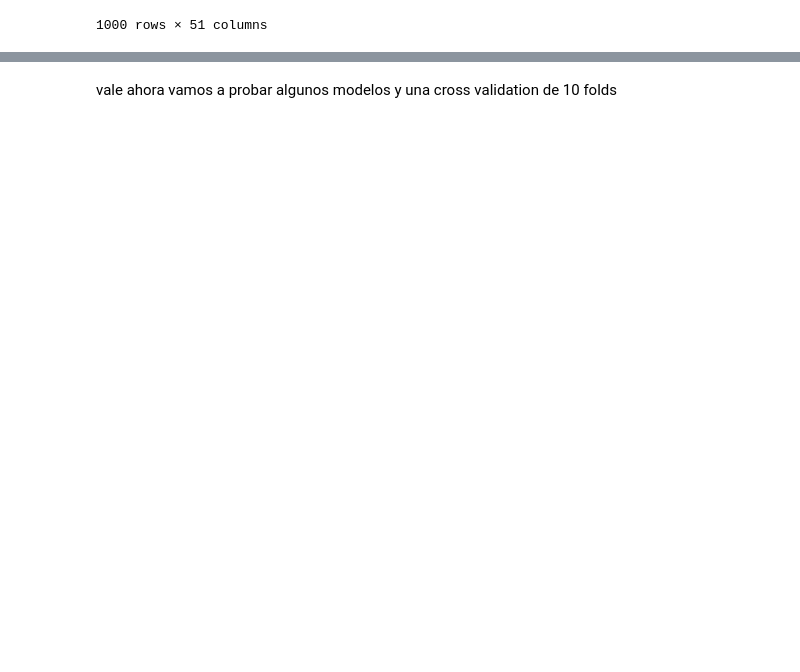
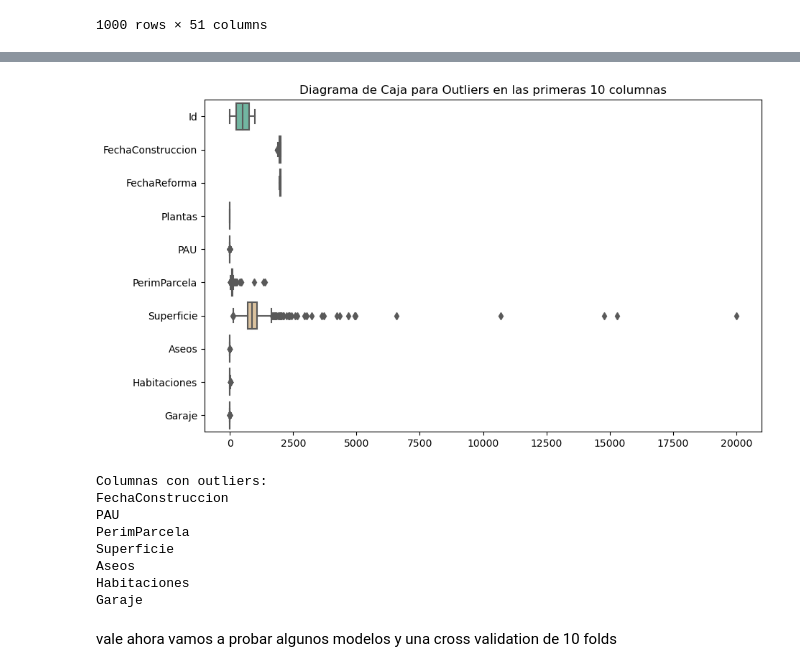
Before and after one commit to DiegoCollado27/ML-Price-Prediction, a Jupyter notebook: PRACTICA_2_AA.ipynb, the cells around one changed output, grey strips where cells are left out. Drawn from its saved outputs; the diff is of its cells as text; code cells hidden in the pictures; blank space fills up the shorter version.

```diff
--- a/PRACTICA_2_AA.ipynb
+++ b/PRACTICA_2_AA.ipynb
@@ -309,3 +325,49 @@ X = x_scaled  # Tus características escaladas
+# %%
+import pandas as pd
+import matplotlib.pyplot as plt
+import seaborn as sns
+
+# Seleccionar las primeras 10 columnas de tu DataFrame df
+df_subset = df.iloc[:, :10]
+
+# Calcular estadísticas descriptivas
+desc_stats = df_subset.describe()
+
+# Crear un boxplot para cada columna con posibles outliers
+plt.figure(figsize=(10, 6))
+sns.boxplot(data=df_subset, orient="h", palette="Set2")
+plt.title("Diagrama de Caja para Outliers en las primeras 10 columnas")
+plt.show()
+
+# Identificar las columnas con outliers
+outlier_columns = []
+for column in df_subset.columns:
+    Q1 = desc_stats[column]['25%']
+    Q3 = desc_stats[column]['75%']
+    IQR = Q3 - Q1
+    lower_bound = Q1 - 1.5 * IQR
+    upper_bound = Q3 + 1.5 * IQR
+    outliers = df_subset[(df_subset[column] < lower_bound) | (df_subset[column] > upper_bound)]
+    if not outliers.empty:
+        outlier_columns.append(column)
+
+# Imprimir las columnas con outliers
+if outlier_columns:
+    print("Columnas con outliers:")
+    for column in outlier_columns:
+        print(column)
+else:
+    print("No se encontraron outliers en las primeras 10 columnas de df.")
+# %% [output]
+[figure, added]
+Columnas con outliers:
+FechaConstruccion
+PAU
+PerimParcela
+Superficie
+Aseos
+Habitaciones
+Garaje
 # %% [markdown]
 vale ahora vamos a probar algunos modelos y una cross validation de 10 folds
 # %%
```
Also changed, not shown: parts of 2 cells of this notebook.
